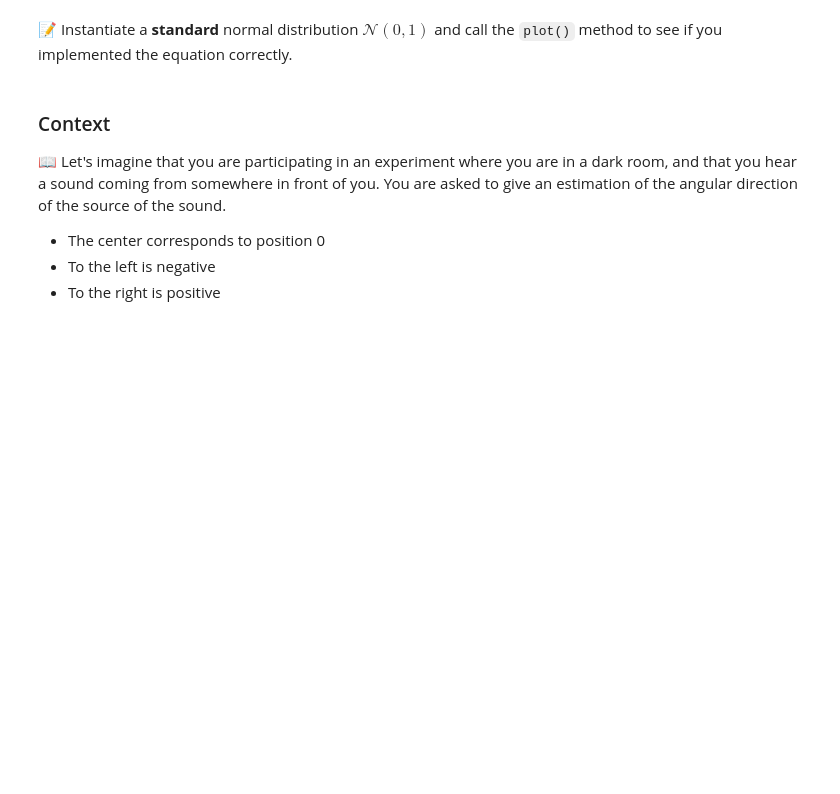
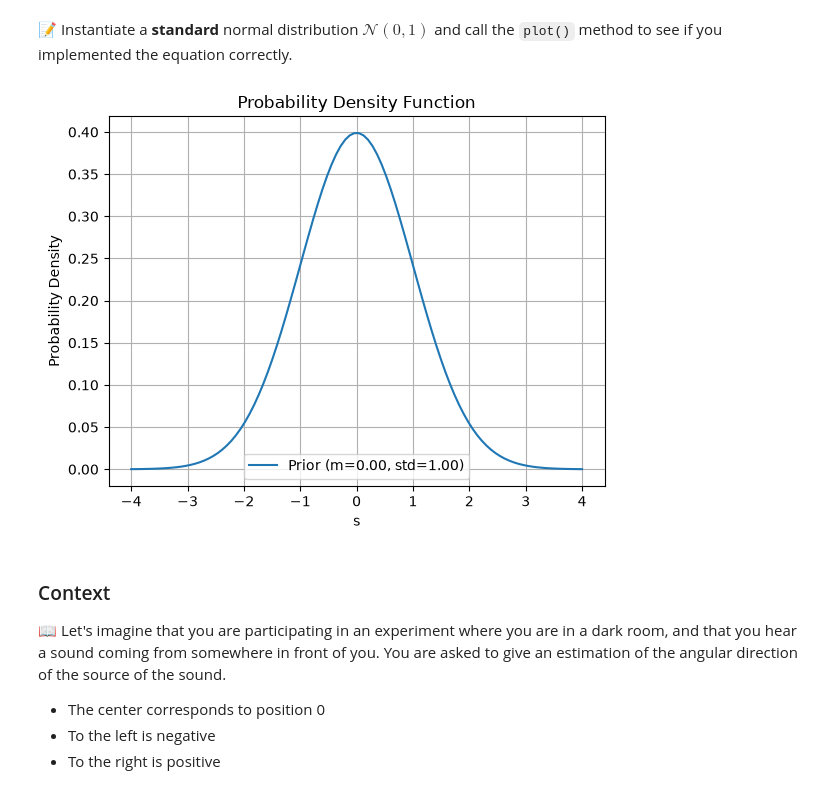
Before and after one commit to easiryne/cognitive-modeling-lab, a Jupyter notebook: TD_9/td9_notebook.ipynb, the cells around one changed output. Saved outputs shown, nothing was run; the diff lists cells and outputs as text; code cells hidden in the pictures; blank space fills up the shorter version.

```diff
--- a/TD_9/td9_notebook.ipynb
+++ b/TD_9/td9_notebook.ipynb
@@ -291,16 +291,19 @@ class GaussianBelief:
 
     def probability_density(self, x: float) -> float:
         # Your code here for the first exercise
-        ...
 
-        return ...
+        coefficient = 1 / (self.std * math.sqrt(2 * math.pi))
+        exponent = -0.5 * ((x - self.mean) / self.std) ** 2
+        result = coefficient * np.exp(exponent)
+        return result
 
     def __mul__(self, other) -> 'GaussianBelief':
         # To do in the next exercise
 
-        posterior_var = ...
-        posterior_mean = ...
-        return GaussianBelief(..., ..., name=f"Posterior")
+        posterior_var = 1 / (1 / self.var + 1 / other.var)
+        posterior_mean = posterior_var * (self.mean / self.var + other.mean / other.var)
+        posterior_std = math.sqrt(posterior_var)
+        return GaussianBelief(posterior_mean, posterior_std, name=f"Posterior")
 
     def plot(self):
         range = (self.mean - 4 * self.std, self.mean + 4 * self.std)
@@ -322,6 +325,10 @@ class GaussianBelief:
 📝 Instantiate a **standard** normal distribution $\mathcal{N}(0, 1)$ and call the `plot()` method to see if you implemented the equation correctly.
 # %%
 # Your code here
+normal_belief = GaussianBelief(mean=0, std=1, name="Prior")
+normal_belief.plot()
+# %% [output]
+[figure, added]
 # %% [markdown]
 ### Context
 📖 Let's imagine that you are participating in an experiment where you are in a dark room, and that you hear a sound coming from somewhere in front of you. You are asked to give an estimation of the angular direction of the source of the sound.
```
Also changed, not shown: parts of 10 cells of this notebook.
